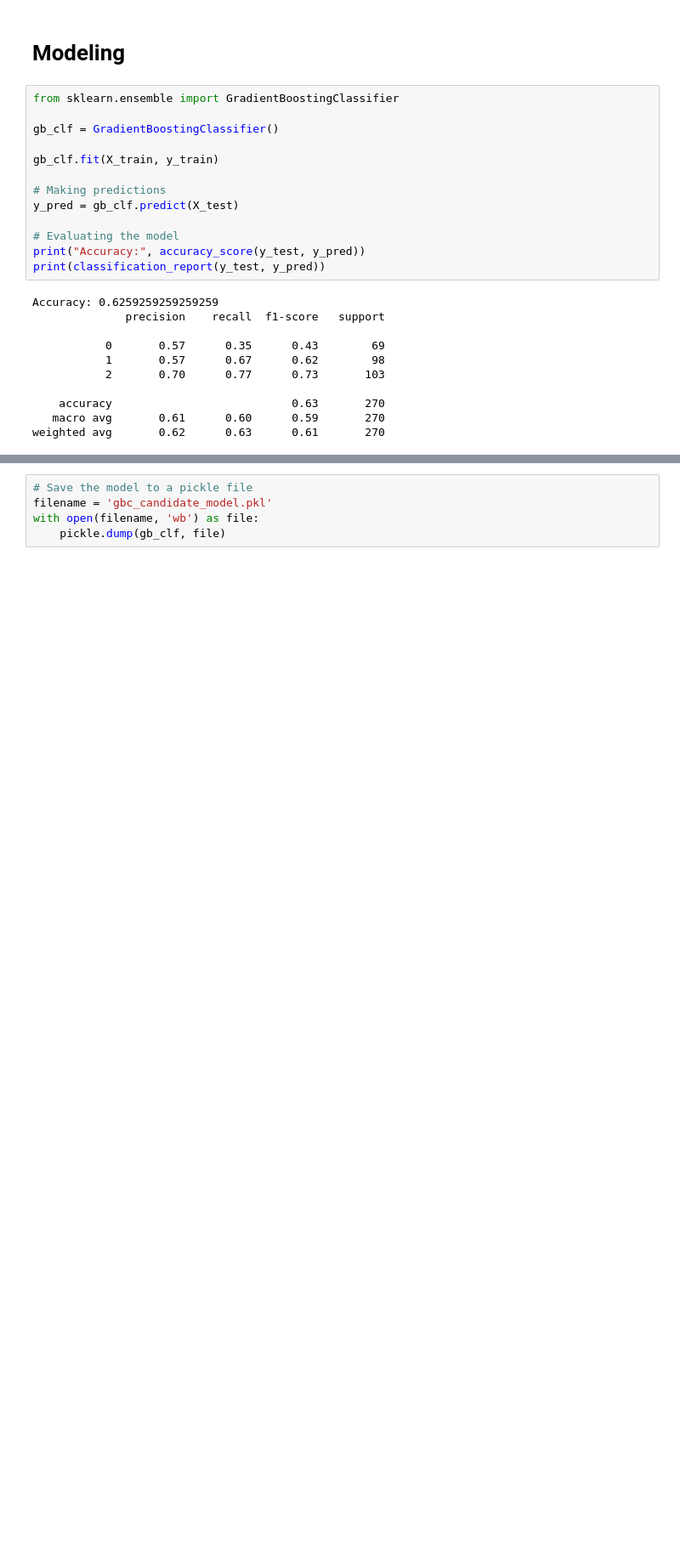
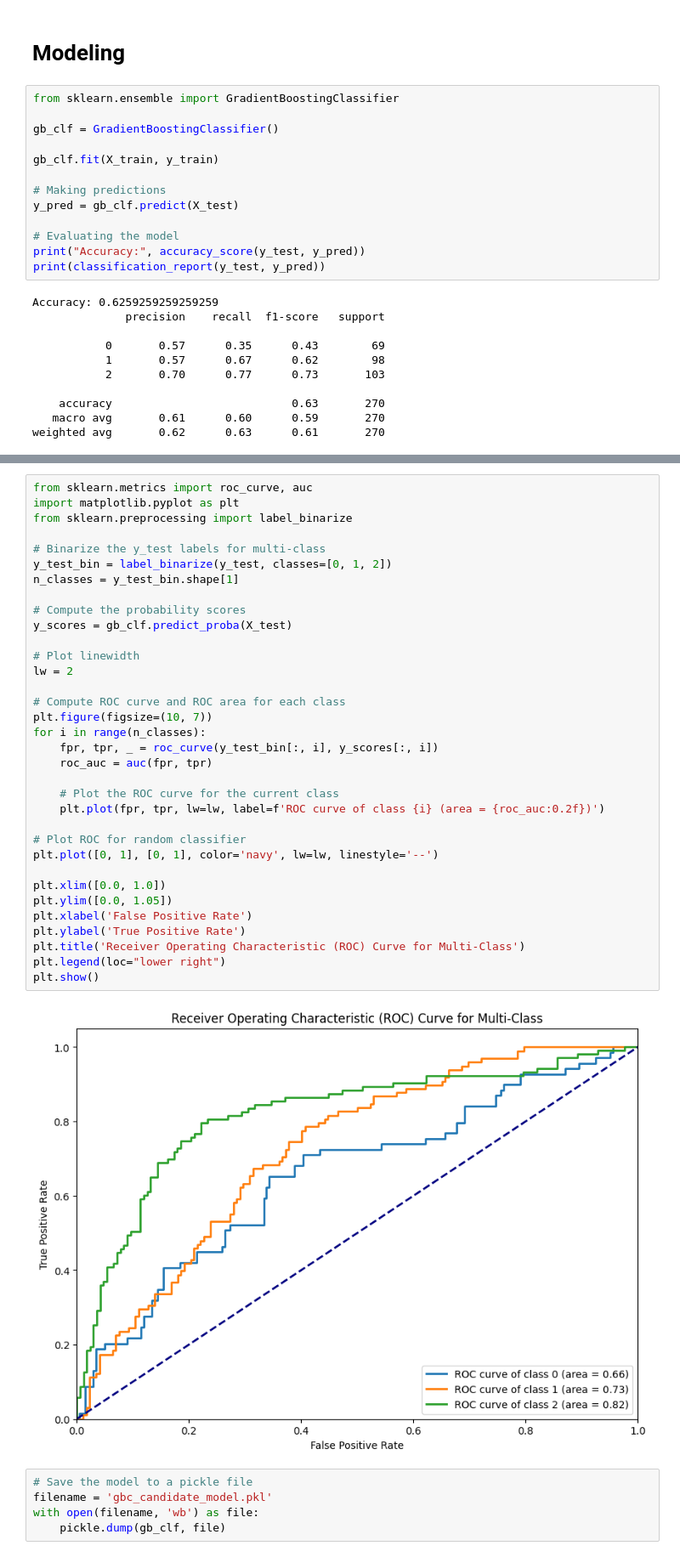
Before and after one commit to parkermoe/milestone2_MADS, a Jupyter notebook: Model_Candidate_Rev2_Amanda.ipynb, the cells around one changed output, grey strips where cells are left out. Shown at 85% size. Drawn from its saved outputs; the diff is of its cells as text; blank space fills up the shorter version.

```diff
--- a/Model_Candidate_Rev2_Amanda.ipynb
+++ b/Model_Candidate_Rev2_Amanda.ipynb
@@ -483,3 +609,39 @@ plt.show()
+# %%
+from sklearn.metrics import roc_curve, auc
+import matplotlib.pyplot as plt
+from sklearn.preprocessing import label_binarize
+
+# Binarize the y_test labels for multi-class
+y_test_bin = label_binarize(y_test, classes=[0, 1, 2])
+n_classes = y_test_bin.shape[1]
+
+# Compute the probability scores
+y_scores = gb_clf.predict_proba(X_test)
+
+# Plot linewidth
+lw = 2
+
+# Compute ROC curve and ROC area for each class
+plt.figure(figsize=(10, 7))
+for i in range(n_classes):
+    fpr, tpr, _ = roc_curve(y_test_bin[:, i], y_scores[:, i])
+    roc_auc = auc(fpr, tpr)
+
+    # Plot the ROC curve for the current class
+    plt.plot(fpr, tpr, lw=lw, label=f'ROC curve of class {i} (area = {roc_auc:0.2f})')
+
+# Plot ROC for random classifier
+plt.plot([0, 1], [0, 1], color='navy', lw=lw, linestyle='--')
+
+plt.xlim([0.0, 1.0])
+plt.ylim([0.0, 1.05])
+plt.xlabel('False Positive Rate')
+plt.ylabel('True Positive Rate')
+plt.title('Receiver Operating Characteristic (ROC) Curve for Multi-Class')
+plt.legend(loc="lower right")
+plt.show()
+# %% [output]
+[figure, added]
 # %%
 # Save the model to a pickle file
 filename = 'gbc_candidate_model.pkl'
```
Also changed, not shown: parts of 14 cells of this notebook, 1 other file.
